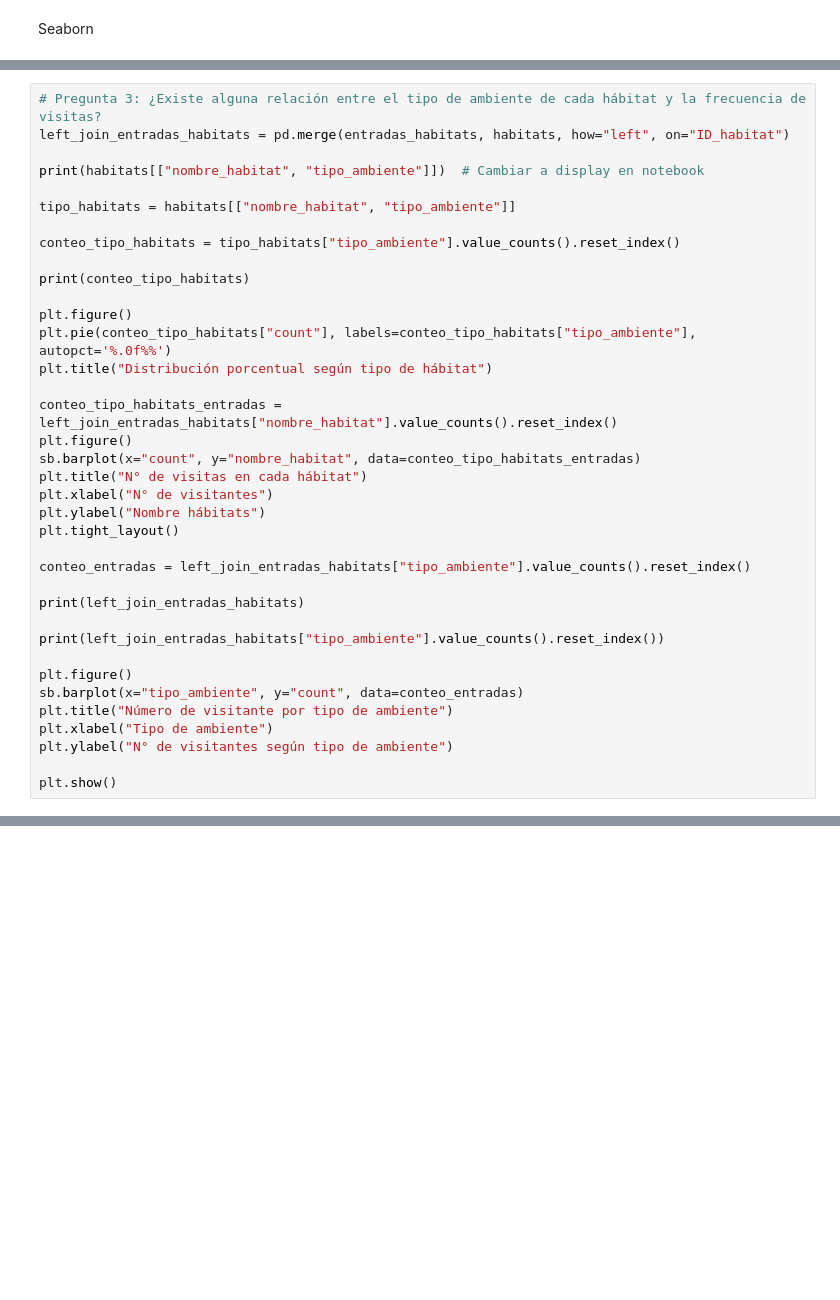
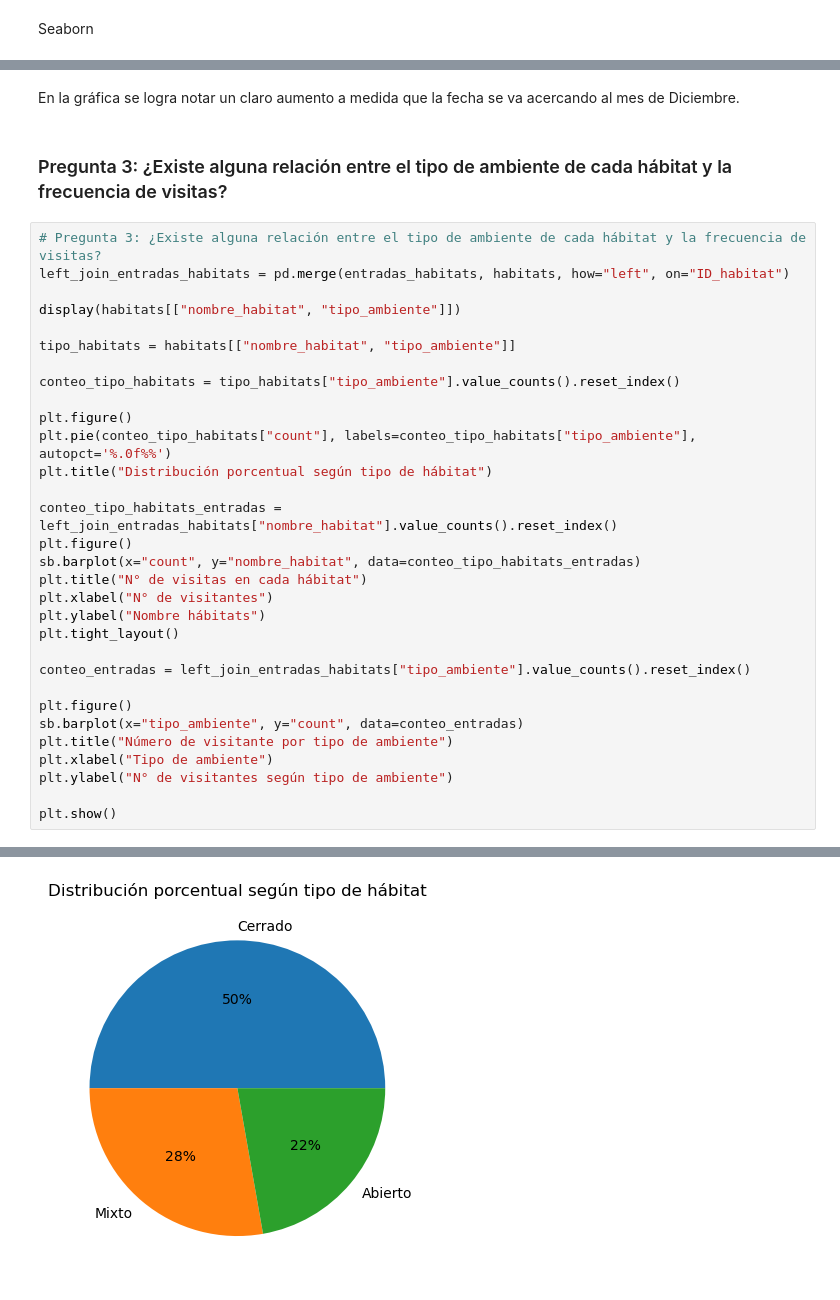
Before and after one commit to LBrownI/pandas_zoo, a Jupyter notebook: Tarea_2_Taller_Software_DS_Grupo_14.ipynb.ipynb, the cells around one changed output, grey strips where cells are left out. Drawn from its saved outputs; the diff is of its cells as text; blank space fills up the shorter version.

Commit message:
Comentarios pregunta 1 a 6

```diff
--- a/Tarea_2_Taller_Software_DS_Grupo_14.ipynb.ipynb
+++ b/Tarea_2_Taller_Software_DS_Grupo_14.ipynb.ipynb
@@ -575,14 +588,16 @@ plt.show()
+# %% [markdown]
+En la gráfica se logra notar un claro aumento a medida que la fecha se va acercando al mes de Diciembre.
+# %% [markdown]
+### Pregunta 3: ¿Existe alguna relación entre el tipo de ambiente de cada hábitat y la frecuencia de visitas?
 # %%
 # Pregunta 3: ¿Existe alguna relación entre el tipo de ambiente de cada hábitat y la frecuencia de visitas?
 left_join_entradas_habitats = pd.merge(entradas_habitats, habitats, how="left", on="ID_habitat")
 
-print(habitats[["nombre_habitat", "tipo_ambiente"]])  # Cambiar a display en notebook
+display(habitats[["nombre_habitat", "tipo_ambiente"]])
 
 tipo_habitats = habitats[["nombre_habitat", "tipo_ambiente"]]
 
 conteo_tipo_habitats = tipo_habitats["tipo_ambiente"].value_counts().reset_index()
-
-print(conteo_tipo_habitats)
 
 plt.figure()
 plt.pie(conteo_tipo_habitats["count"], labels=conteo_tipo_habitats["tipo_ambiente"], autopct='%.0f%%')
@@ -598,10 +613,6 @@ plt.tight_layout()
 
 conteo_entradas = left_join_entradas_habitats["tipo_ambiente"].value_counts().reset_index()
 
-print(left_join_entradas_habitats)
-
-print(left_join_entradas_habitats["tipo_ambiente"].value_counts().reset_index())
-
 plt.figure()
 sb.barplot(x="tipo_ambiente", y="count", data=conteo_entradas)
 plt.title("Número de visitante por tipo de ambiente")
@@ -609,3 +620,4 @@ plt.xlabel("Tipo de ambiente")
 plt.ylabel("N° de visitantes según tipo de ambiente")
 
 plt.show()
+# %% [output]
@@ -611,0 +641 @@ plt.show()
+[figure, added]
```
Also changed, not shown: parts of 22 cells of this notebook, 1 other file.
